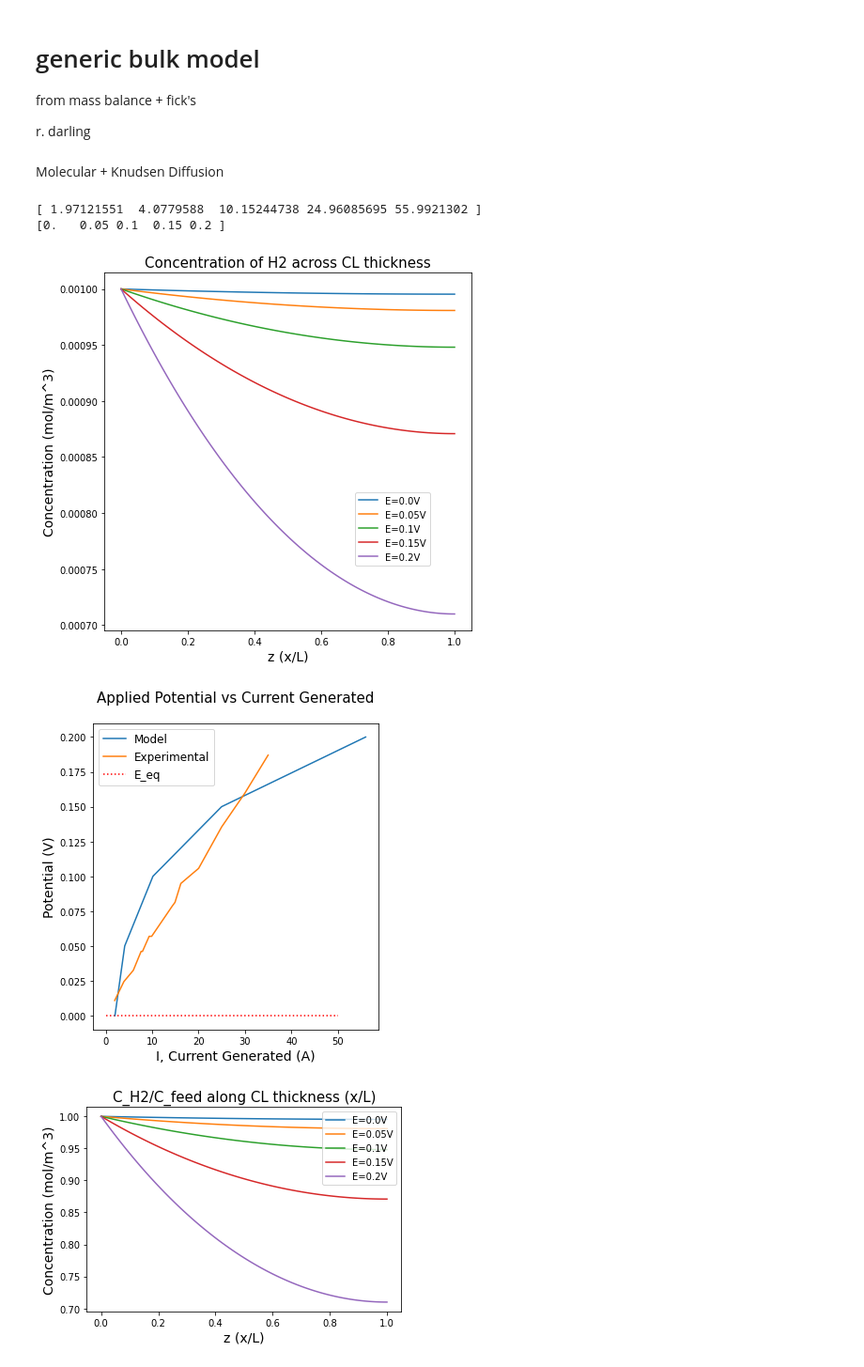
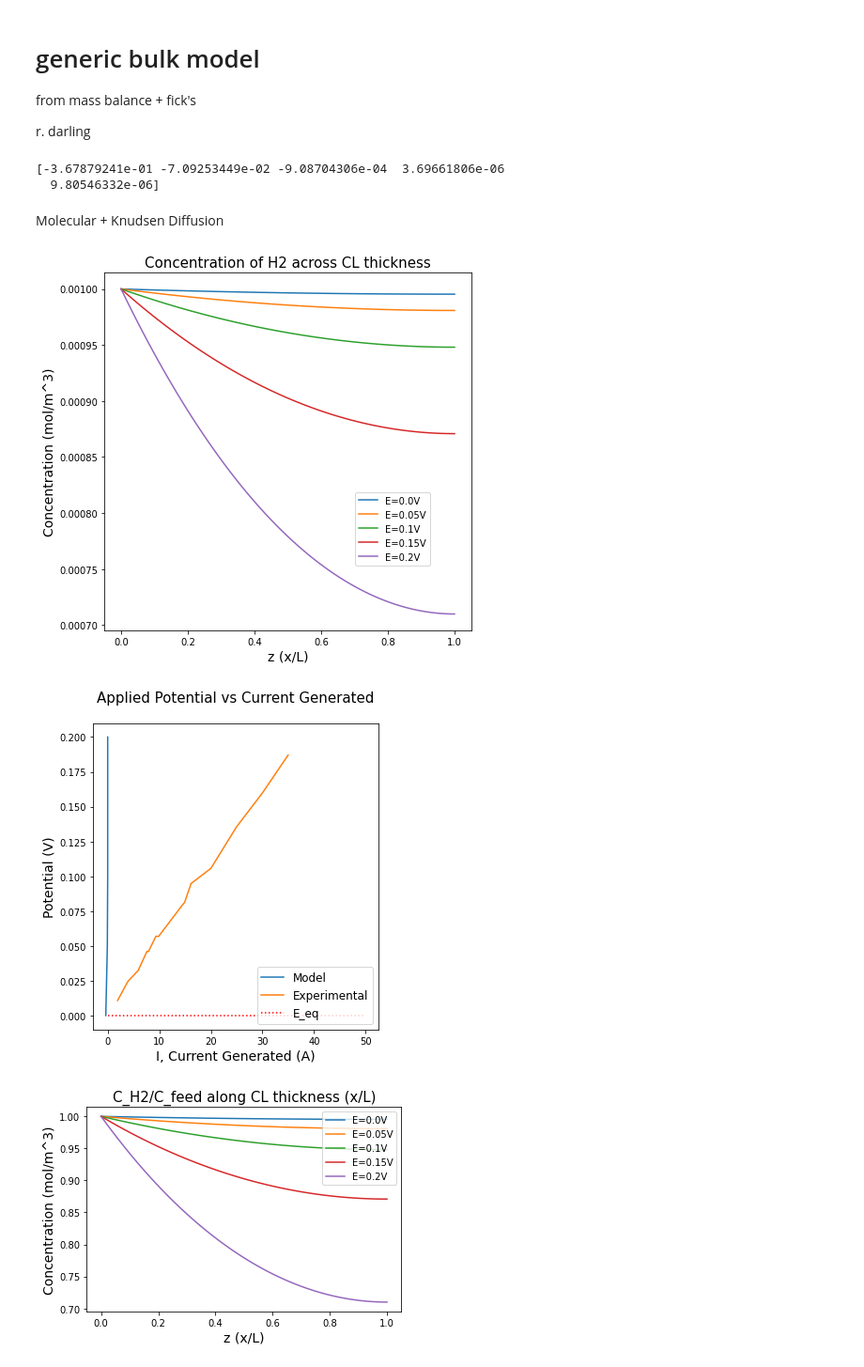
Before and after one commit to tinypersimmon/lbnl, a Jupyter notebook: transport_model.ipynb, the cells around one changed output. Shown at 94% size. Saved outputs shown, nothing was run; the diff lists cells and outputs as text; code cells hidden in the pictures.

```diff
--- a/transport_model.ipynb
+++ b/transport_model.ipynb
@@ -40,3 +43,10 @@ A = 0.50 #20mm*20mm
+# %%
+gam = np.exp((alpha*z*F)/RT * (E-E_eq))
+i_bv = i_0 * ( (c_feed/c_H2_0) * gam) - c_proton/c_proton_0*np.exp(-gam)
+print(i_bv)
+# %% [output]
+[-3.67879241e-01 -7.09253449e-02 -9.08704306e-04  3.69661806e-06
+  9.80546332e-06]
 # %% [markdown]
 Molecular + Knudsen Diffusion
 # %%
@@ -78,7 +88,7 @@ def current(b,rt_g,om):
     #return -2*F*j_in*A
     return -2*F*(om+(c_feed-om)/(np.exp(-2*rt_g*L)+1))*(2*np.exp(-rt_g*L)-np.exp(-2*rt_g*L)-1)
 # %%
-curr=[]
+curr = []
 E = np.arange(0,0.21,0.05)
 
 plt.figure(figsize=(7,7))
@@ -86,9 +96,6 @@ for i in range(len(E)):
     conc1 = c_cl(curr,i,E)
     curr = conc1[0]
     plt.plot(x/L, conc1[1], label=('E=' + str(round(E[i],2)) + 'V'))
-
-print(curr)
-print(E)
 
 #E=[0.6]
 #plt.plot(x/L, c_cl(0), label=(str(round(E[0],2)) + 'V'), color='red')
@@ -99,8 +106,6 @@ plt.xlabel('z (x/L)', fontsize='14')
 plt.legend(bbox_to_anchor=(0.9,0.4))
 plt.show()
 # %% [output]
-[ 1.97121551  4.0779588  10.15244738 24.96085695 55.9921302 ]
-[0.   0.05 0.1  0.15 0.2 ]
 [figure]
 # %%
 with open('pump_potential.txt', 'r') as f:
@@ -116,28 +121,29 @@ for i in lines:
 # %%
 u_v = plt.figure(figsize=(12, 6))
 ax = u_v.add_subplot(121)
 #ax2 = u_v.add_subplot(122)
 
-model_v = ax.plot(curr, E, label='Model')
+#curr
+model_v = ax.plot(i_bv, E, label='Model')
 exp_v = ax.plot(pump_a, pump_v, label='Experimental')
 line1 = ax.hlines(0, xmin=0, xmax=50, color='red', linestyle=':', label='E_eq')
 
 #ax2.plot(curr,E)
 #ax2.hlines(0, xmin=0, xmax=10, color='red',linestyle=':',label='E_eq')
 #line2 = plt.axvline(0.875, color='orange',linestyle='-',label='I>0 (~0.875V)')
 #ax2.set_xlim([0, 1.25])
 #ax2.set_ylim([0, 0.3])
 
 ax.set_title('Applied Potential vs Current Generated', fontsize='15', y=1.05)
 ax.set_xlabel('I, Current Generated (A)', fontsize='14')
 ax.set_ylabel('Potential (V)', fontsize='14')
 
 leg1 = plt.legend(fontsize=12)
 #plt.gca().add_artist(leg1)
 #plt.legend(handles=[line2], loc='lower right', fontsize=12)
 plt.show()
 # %% [output]
-[figure, old version]
+[figure, new version]
 # %%
 I=[]
 #plt.figure(figsize=(7,7))
```
Also changed, not shown: parts of 2 cells of this notebook.
